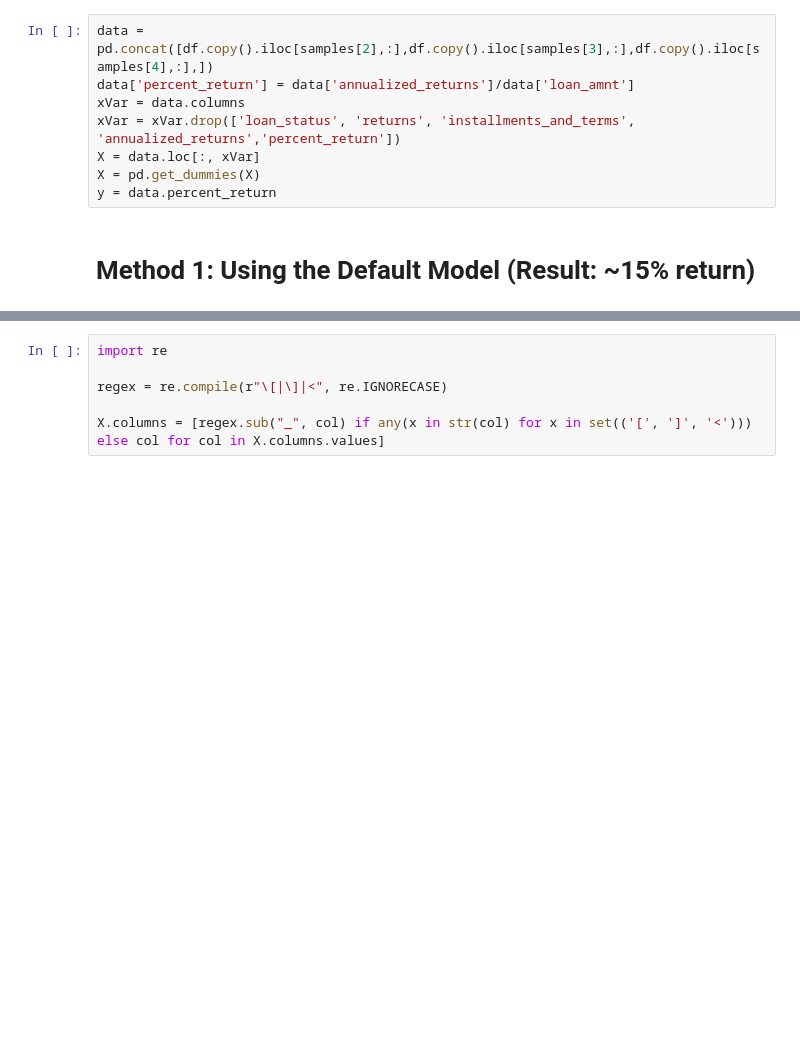
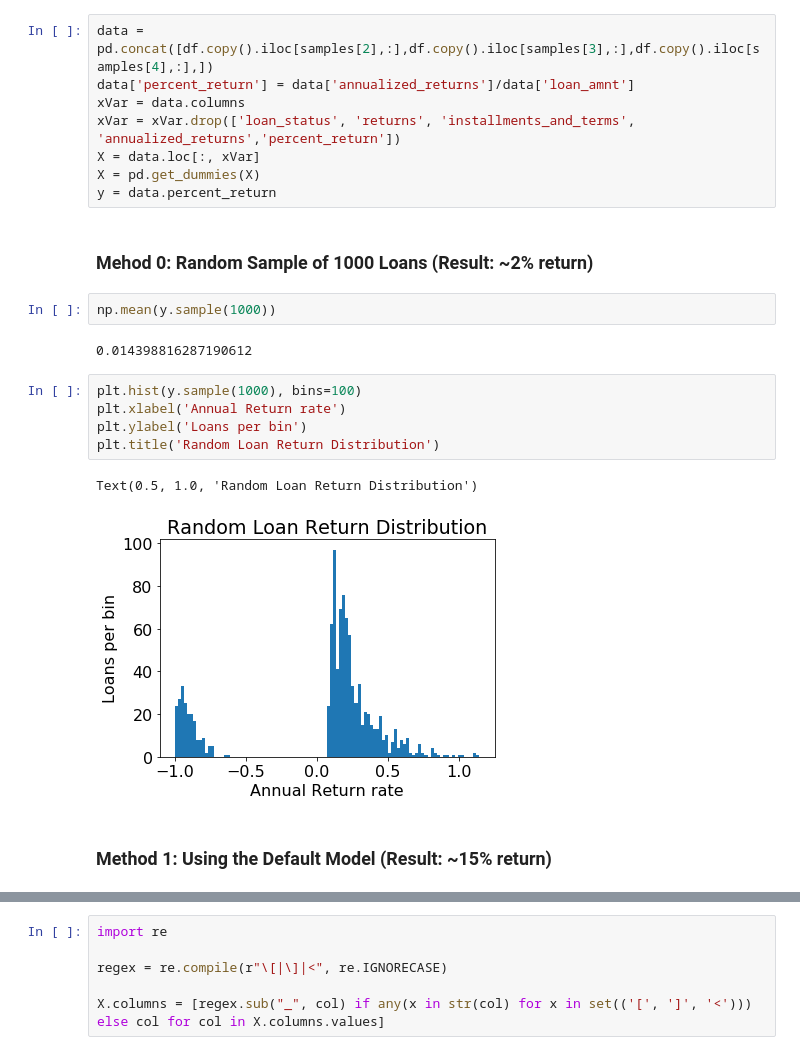
Before and after one commit to 161siegels/FinalProjectBusi488, a Jupyter notebook: Carter Notebook.ipynb, the cells around one changed output, grey strips where cells are left out. Saved outputs shown, nothing was run; the diff lists cells and outputs as text; blank space fills up the shorter version.

```diff
--- a/Carter Notebook.ipynb
+++ b/Carter Notebook.ipynb
@@ -599,8 +599,22 @@ xVar = xVar.drop(['loan_status', 'returns', 'installments_and_terms', 'annualize
 X = data.loc[:, xVar]
 X = pd.get_dummies(X)
 y = data.percent_return
+# %% [markdown]
+### Mehod 0: Random Sample of 1000 Loans (Result: ~2% return)
+# %%
+np.mean(y.sample(1000))
+# %% [output]
+0.014398816287190612
+# %%
+plt.hist(y.sample(1000), bins=100)
+plt.xlabel('Annual Return rate')
+plt.ylabel('Loans per bin')
+plt.title('Random Loan Return Distribution')
+# %% [output]
+Text(0.5, 1.0, 'Random Loan Return Distribution')
+[figure, added]
 # %% [markdown]
-# Method 1: Using the Default Model (Result: ~15% return)
+### Method 1: Using the Default Model (Result: ~15% return)
 # %%
 prediction1 = pd.DataFrame(adb_clf.predict_proba(X),columns=['Default','Fully Paid'])
 prediction1['percent_return'] = y.values
```
Also changed, not shown: parts of 26 cells of this notebook.
